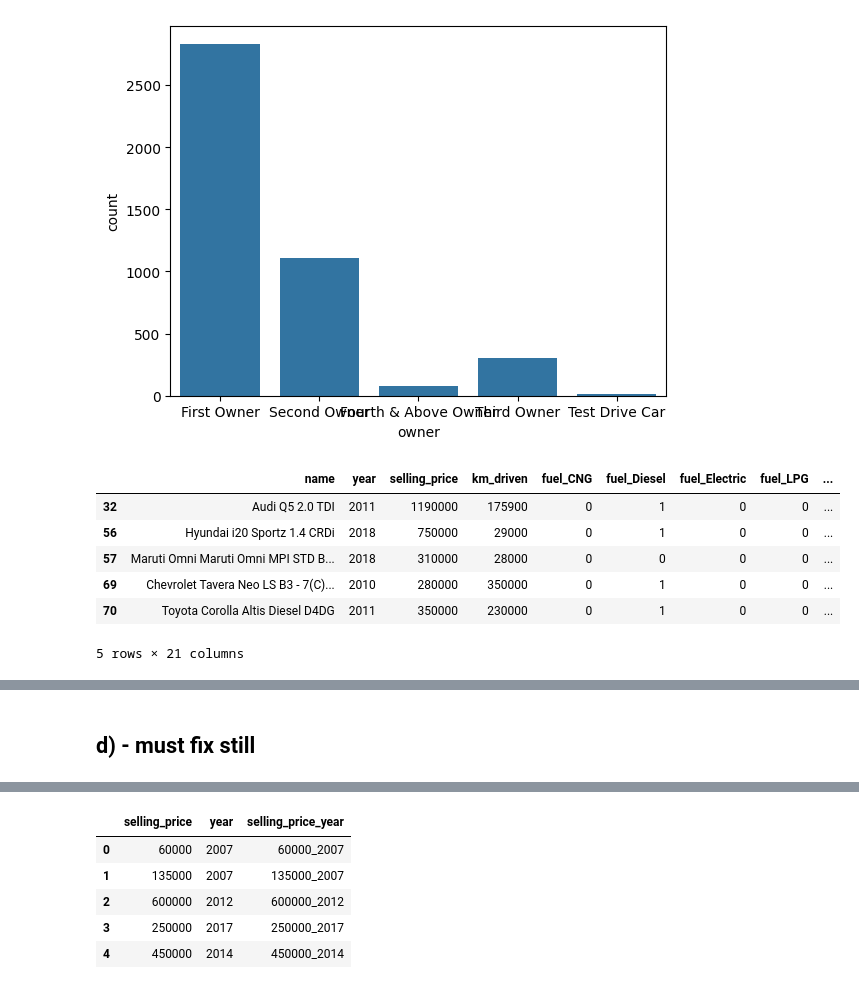
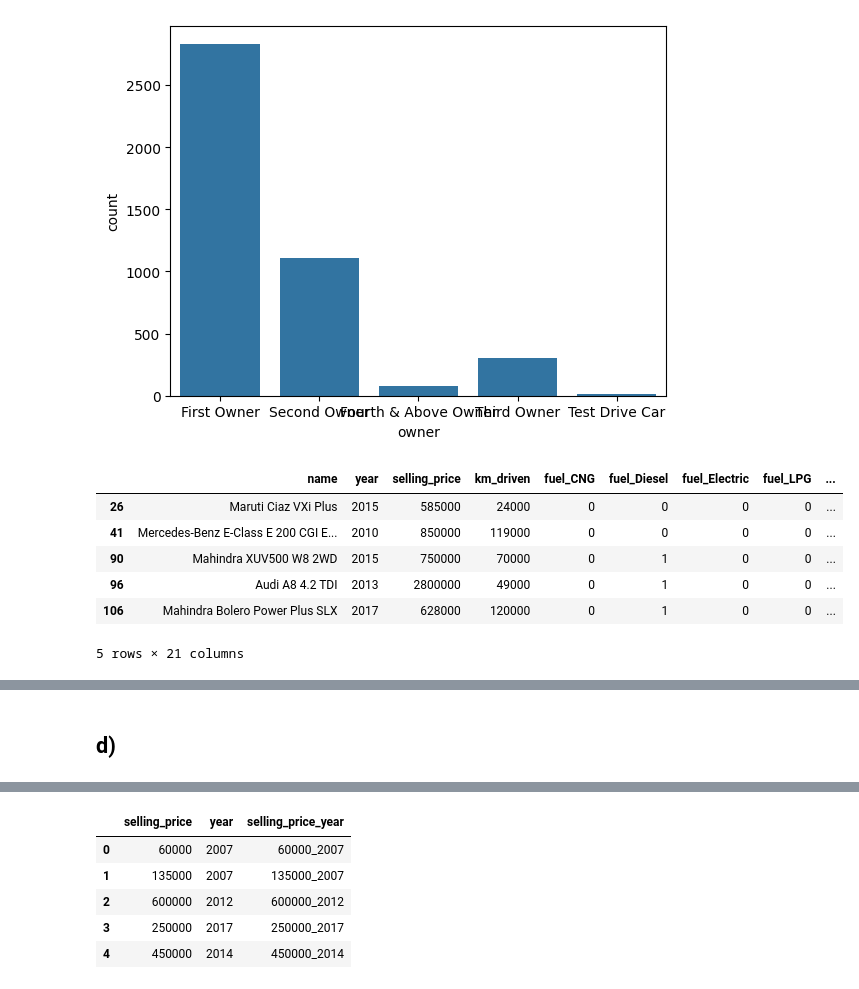
Before and after one commit to jvdlopes/CSI4142_A3, a Jupyter notebook: d1.ipynb, the cells around one changed output, grey strips where cells are left out. Saved outputs shown, nothing was run; the diff lists cells and outputs as text; code cells hidden in the pictures.

```diff
--- a/d1.ipynb
+++ b/d1.ipynb
@@ -111,18 +111,17 @@ ownerPlot = sns.countplot(df,x="owner")
 # %%
 lof = LocalOutlierFactor(n_neighbors=20, contamination=0.05)
 
 cols = [col for col in dfEncoded.columns if col not in ['name']]
 dfEncoded['lof_label'] = lof.fit_predict(dfEncoded[cols])
-dfEncoded['lof_score'] = lof.negative_outlier_factor_
 
 dfEncoded[dfEncoded['lof_label'] == -1].head()
 # %% [output]
 |  | name | year | selling_price | km_driven | fuel_CNG | fuel_Diesel | fuel_Electric | fuel_LPG | ... |
-| 32 | Audi Q5 2.0 TDI | 2011 | 1190000 | 175900 | 0 | 1 | 0 | 0 | ... |
-| 56 | Hyundai i20 Sportz 1.4 CRDi | 2018 | 750000 | 29000 | 0 | 1 | 0 | 0 | ... |
-| 57 | Maruti Omni Maruti Omni MPI STD B... | 2018 | 310000 | 28000 | 0 | 0 | 0 | 0 | ... |
-| 69 | Chevrolet Tavera Neo LS B3 - 7(C)... | 2010 | 280000 | 350000 | 0 | 1 | 0 | 0 | ... |
-| 70 | Toyota Corolla Altis Diesel D4DG | 2011 | 350000 | 230000 | 0 | 1 | 0 | 0 | ... |
+| 26 | Maruti Ciaz VXi Plus | 2015 | 585000 | 24000 | 0 | 0 | 0 | 0 | ... |
+| 41 | Mercedes-Benz E-Class E 200 CGI E... | 2010 | 850000 | 119000 | 0 | 0 | 0 | 0 | ... |
+| 90 | Mahindra XUV500 W8 2WD | 2015 | 750000 | 70000 | 0 | 1 | 0 | 0 | ... |
+| 96 | Audi A8 4.2 TDI | 2013 | 2800000 | 49000 | 0 | 1 | 0 | 0 | ... |
+| 106 | Mahindra Bolero Power Plus SLX | 2017 | 628000 | 120000 | 0 | 1 | 0 | 0 | ... |
 5 rows × 21 columns
 # %%
 print(dfEncoded[dfEncoded["lof_label"]==-1])
@@ -149,6 +148,6 @@ Index: []
 
 [0 rows x 21 columns]
 # %% [markdown]
-## d) - must fix still
+## d)
 # %%
 dfEncoded.sort_values(by="year", ascending=True)
```
Also changed, not shown: parts of 11 cells of this notebook.
